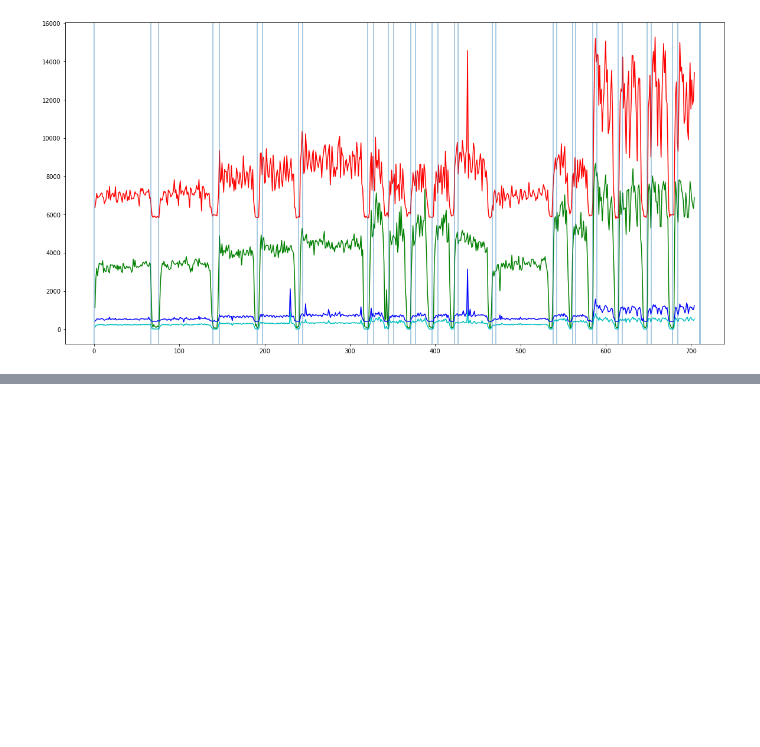
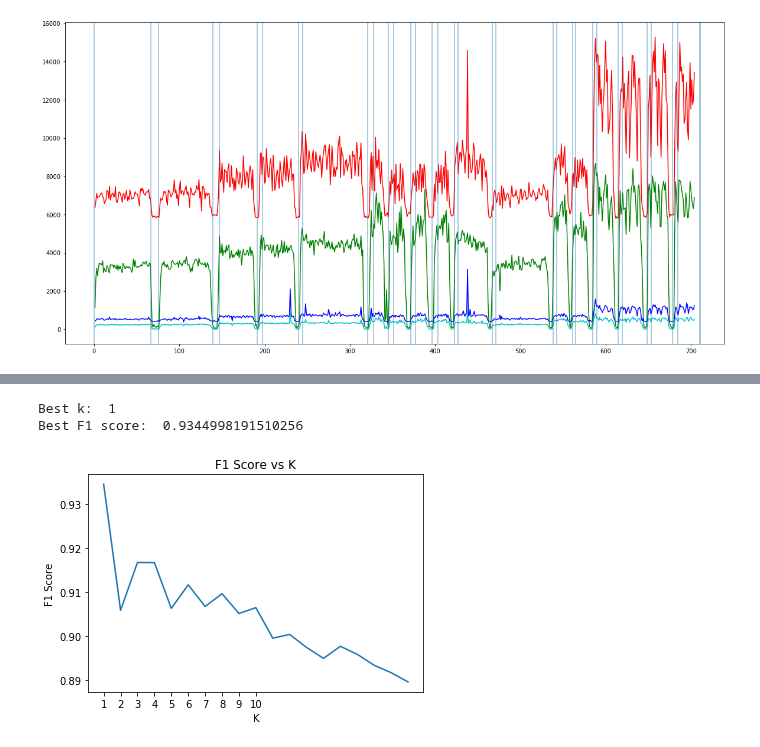
Before and after one commit to dangoodie/cosc102-assignment3, a Jupyter notebook: a3_KNN.ipynb, the cells around one changed output, grey strips where cells are left out. Drawn from its saved outputs; the diff is of its cells as text; code cells hidden in the pictures; blank space fills up the shorter version.

```diff
--- a/a3_KNN.ipynb
+++ b/a3_KNN.ipynb
@@ -313,3 +313,32 @@ X_train, X_test, y_train, y_test = train_test_split(feature_set, target_set)
 # sns.lineplot(x = k_values, y = scores, marker = 'o')
 # plt.xlabel("K Values")
 # plt.ylabel("Accuracy Score")
+# %%
+ # Optimisation of k using accuracy score
+    # Also includes mean squared error
+
+best_k = 1
+best_mean_f1 = 0
+f1_set = np.zeros(20)
+best_k_range = range(1,20)
+
+for k in best_k_range:
+   #uses p = 1 for distance
+  clf = neighbors.KNeighborsClassifier(k, weights='uniform', p=1).fit(X_train, y_train)
+  # Return the predictions for the 5-Fold crossvalidation
+  y_predicted = cross_val_predict(clf, X_train,y_train, cv=5)
+
+  # Print out the recall, precision and F1 scores
+  print("K: ", k)
+  print("F1 Score:",f1_score(y_train,y_predicted,average=None))
+  print("Accuracy:",str(accuracy_score(y_train, y_predicted)*100)+"%")
+  print("Mean squared error: ",str(np.mean((y_train - y_predicted) ** 2)*100)+"%")
+
+  # Test
+  f1_set[k] = np.mean(f1_score(y_train,y_predicted,average=None))
+  current_f1 = np.mean(f1_score(y_train,y_predicted,average=None))
+
+  if current_f1 > best_mean_f1:
+    best_mean_f1 = current_f1
+    best_k = k
+    best_clf = clf
@@ -316 +363,15 @@ X_train, X_test, y_train, y_test = train_test_split(feature_set, target_set)
+# %%
+print("Best k: ", best_k)
+print("Best F1 score: ", best_mean_f1)
+
+plt.plot(best_k_range, f1_set[1:])
+plt.xlabel('K')
+plt.xticks(np.arange(1, 11, 1))
+plt.ylabel('F1 Score')
+plt.title('F1 Score vs K')
+plt.show()
+# %% [output]
+Best k:  1
+Best F1 score:  0.9344998191510256
+[figure, added]
 # %%
```
Also changed, not shown: parts of 3 cells of this notebook.
